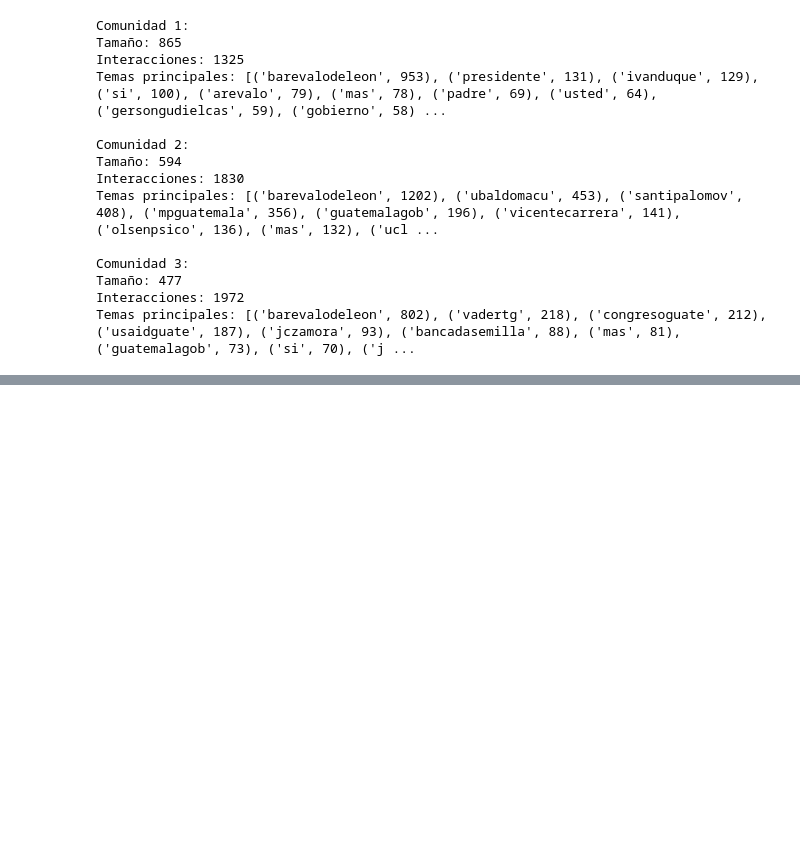
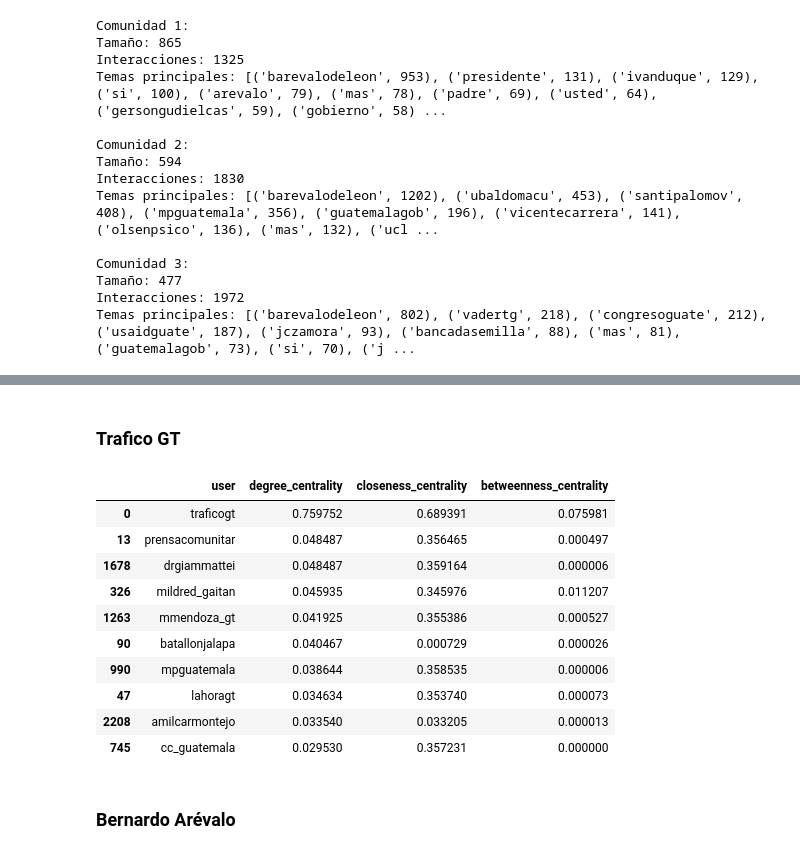
Before and after one commit to FranzCastillo/Social-Network-Analysis, a Jupyter notebook: src/analysis.ipynb, the cells around one changed output, grey strips where cells are left out. Saved outputs shown, nothing was run; the diff lists cells and outputs as text; code cells hidden in the pictures; blank space fills up the shorter version.

Commit message:
Key nodes & centrality metrics

```diff
--- a/src/analysis.ipynb
+++ b/src/analysis.ipynb
@@ -577,0 +582,29 @@ Temas principales: [('barevalodeleon', 802), ('vadertg', 218), ('congresoguate',
+# %% [markdown]
+### Trafico GT
+# %%
+# Calculate the centrality metrics
+degree_centrality = nx.degree_centrality(G_trafico)
+closeness_centrality = nx.closeness_centrality(G_trafico)
+betweenness_centrality = nx.betweenness_centrality(G_trafico)
+# %%
+# Add the centrality metrics to the DataFrame
+df_trafico['degree_centrality'] = df_trafico['user'].map(degree_centrality)
+df_trafico['closeness_centrality'] = df_trafico['user'].map(closeness_centrality)
+df_trafico['betweenness_centrality'] = df_trafico['user'].map(betweenness_centrality)
+# %%
+# Display the centrality metrics for the top 10 users, only showing one time each user
+df_trafico[['user', 'degree_centrality', 'closeness_centrality', 'betweenness_centrality']].drop_duplicates().sort_values('degree_centrality', ascending=False).head(10)
+# %% [output]
+|  | user | degree_centrality | closeness_centrality | betweenness_centrality |
+| 0 | traficogt | 0.759752 | 0.689391 | 0.075981 |
+| 13 | prensacomunitar | 0.048487 | 0.356465 | 0.000497 |
+| 1678 | drgiammattei | 0.048487 | 0.359164 | 0.000006 |
+| 326 | mildred_gaitan | 0.045935 | 0.345976 | 0.011207 |
+| 1263 | mmendoza_gt | 0.041925 | 0.355386 | 0.000527 |
+| 90 | batallonjalapa | 0.040467 | 0.000729 | 0.000026 |
+| 990 | mpguatemala | 0.038644 | 0.358535 | 0.000006 |
+| 47 | lahoragt | 0.034634 | 0.353740 | 0.000073 |
+| 2208 | amilcarmontejo | 0.033540 | 0.033205 | 0.000013 |
+| 745 | cc_guatemala | 0.029530 | 0.357231 | 0.000000 |
+# %% [markdown]
+### Bernardo Arévalo
```
Also changed, not shown: parts of 12 cells of this notebook.
